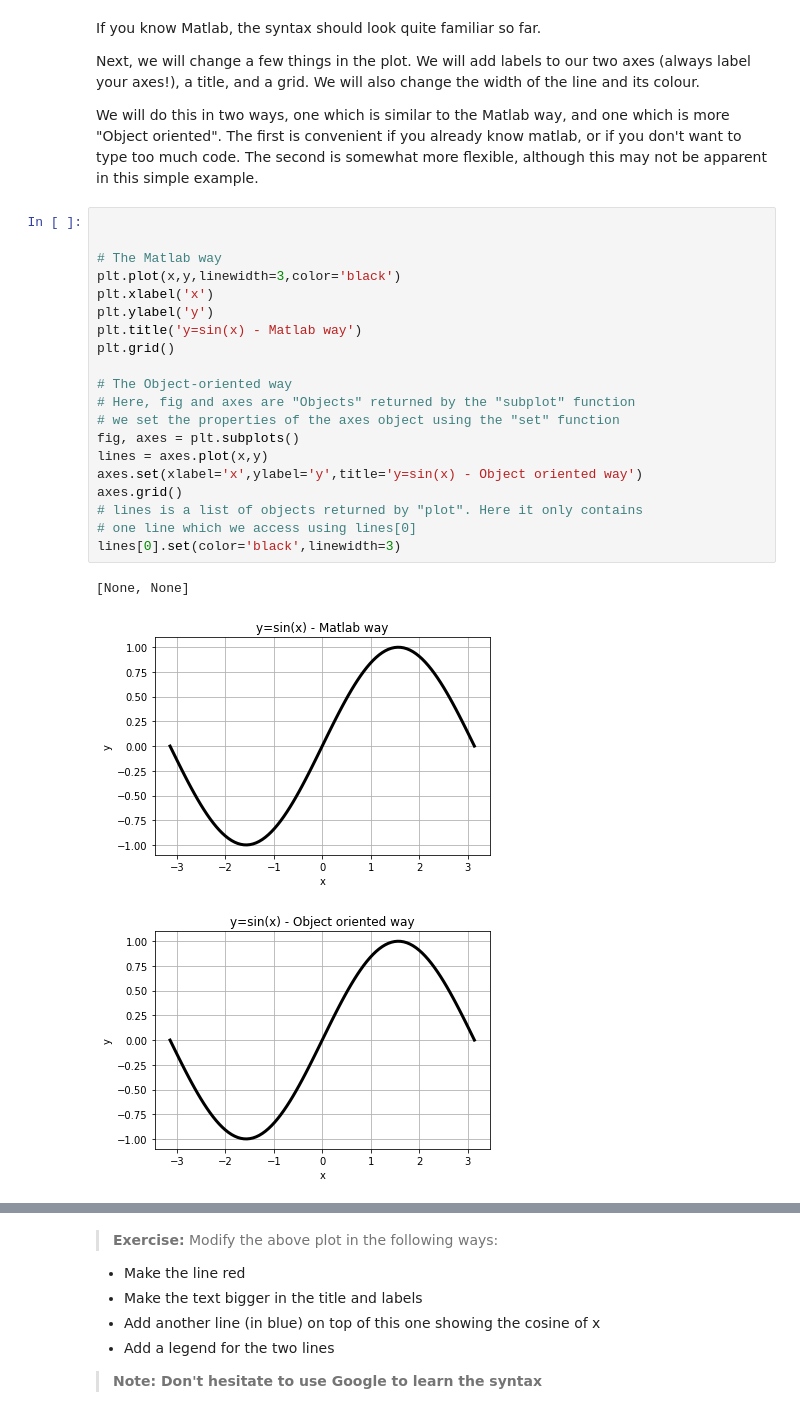
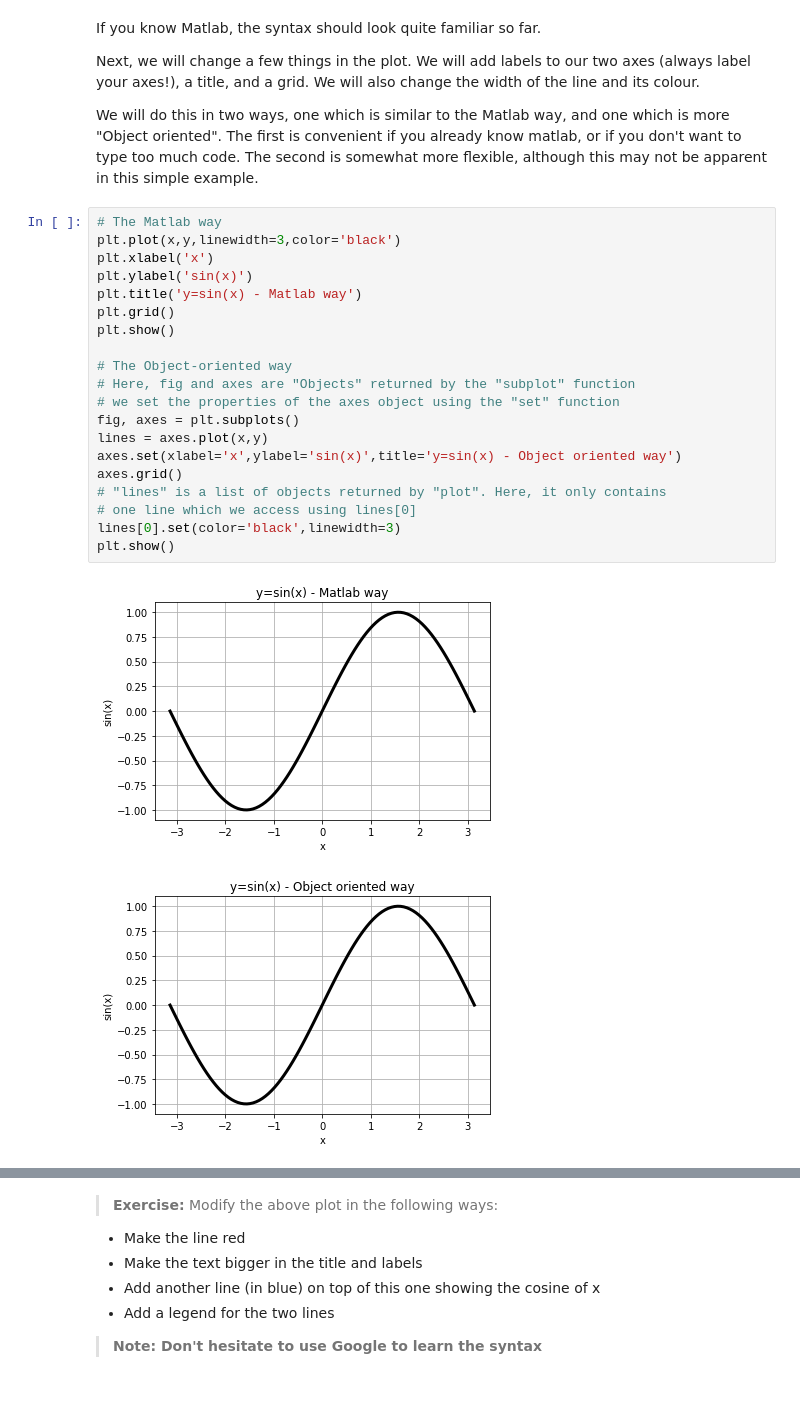
Before and after one commit to sjbabdi/BiomedicalSciences, a Jupyter notebook: BiomedicalSciences_Python_1.ipynb, the cells around one changed output, grey strips where cells are left out. Saved outputs shown, nothing was run; the diff lists cells and outputs as text.

```diff
--- a/BiomedicalSciences_Python_1.ipynb
+++ b/BiomedicalSciences_Python_1.ipynb
@@ -31,26 +34,25 @@ We will do this in two ways, one which is similar to the Matlab way, and one whi
 if you already know matlab, or if you don't want to type too much code.
 The second is somewhat more flexible, although this may not be apparent in this simple example.
 # %%
-
-
 # The Matlab way
 plt.plot(x,y,linewidth=3,color='black')
 plt.xlabel('x')
-plt.ylabel('y')
+plt.ylabel('sin(x)')
 plt.title('y=sin(x) - Matlab way')
 plt.grid()
+plt.show()
 
 # The Object-oriented way
 # Here, fig and axes are "Objects" returned by the "subplot" function
 # we set the properties of the axes object using the "set" function
 fig, axes = plt.subplots()
 lines = axes.plot(x,y)
-axes.set(xlabel='x',ylabel='y',title='y=sin(x) - Object oriented way')
+axes.set(xlabel='x',ylabel='sin(x)',title='y=sin(x) - Object oriented way')
 axes.grid()
-# lines is a list of objects returned by "plot". Here it only contains
+# "lines" is a list of objects returned by "plot". Here, it only contains
 # one line which we access using lines[0]
 lines[0].set(color='black',linewidth=3)
+plt.show()
 # %% [output]
-[None, None]
-[figure, old version]
+[figure, new version]
-[figure, old version]
+[figure, new version]
```
Also changed, not shown: parts of 30 cells of this notebook.
